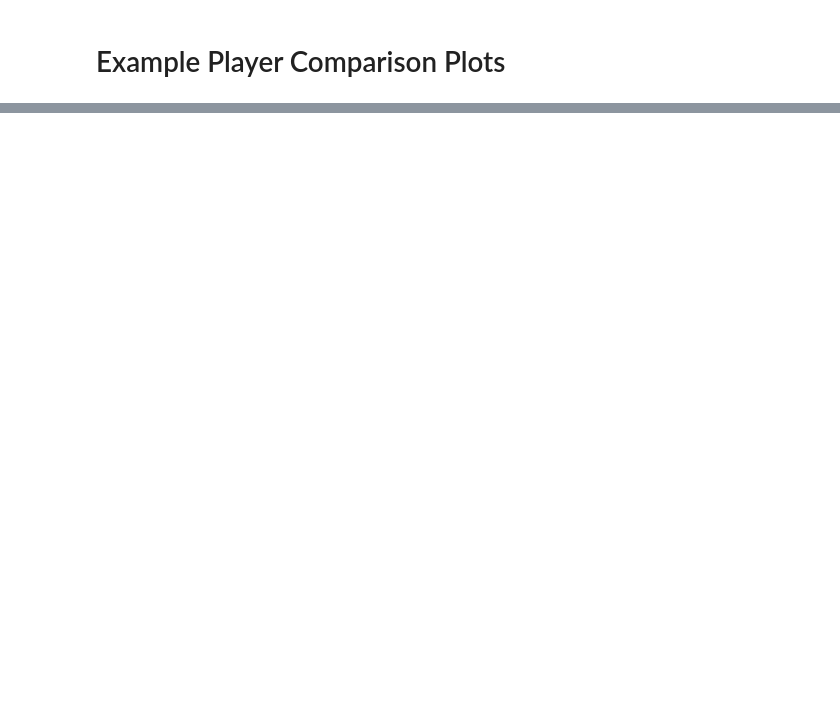
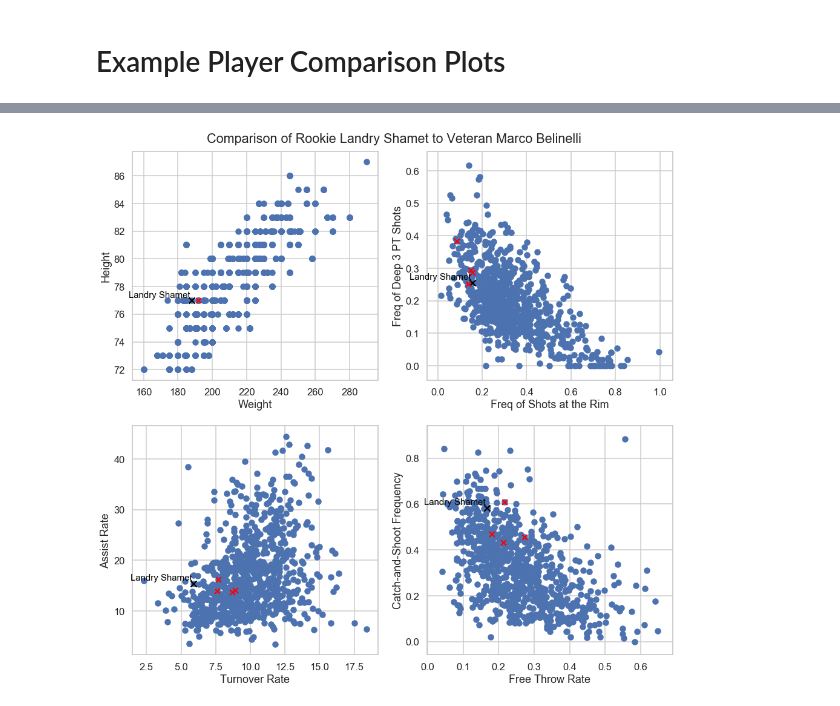
Before and after one commit to jecutter/nba-data-models, a Jupyter notebook: Data_Modeling/CompThePlayer.ipynb, the cells around one changed output, grey strips where cells are left out. Drawn from its saved outputs; the diff is of its cells as text; code cells hidden in the pictures; blank space fills up the shorter version.

```diff
--- a/Data_Modeling/CompThePlayer.ipynb
+++ b/Data_Modeling/CompThePlayer.ipynb
@@ -298,0 +306,32 @@ AnnotatePlayerNames(df_comb[df_comb.ORR>0], 'ORR', 'DRR', ['Landry Shamet', 'Mar
+# %%
+fig, ax = plt.subplots(2, 2, figsize=(16, 14))
+
+plt.suptitle('Comparison of Rookie Landry Shamet to Veteran Marco Belinelli')
+#fig.tight_layout()
+fig.subplots_adjust(top=0.95)
+
+plt.axes(ax[0,0])
+plt.xlabel("Weight")
+plt.ylabel("Height")
+plt.scatter(df_comb.weight, df_comb.height)
+AnnotatePlayerNames(ax[0,0], df_comb, 'weight', 'height', ['Landry Shamet', 'Marco Belinelli'], True)
+
+plt.axes(ax[0,1])
+plt.xlabel("Freq of Shots at the Rim")
+plt.ylabel("Freq of Deep 3 PT Shots")
+plt.scatter(df_comb['FG_FREQ_05FT'], df_comb['FG_FREQ_2024FT'])
+AnnotatePlayerNames(ax[0,1], df_comb, 'FG_FREQ_05FT', 'FG_FREQ_2024FT', ['Landry Shamet', 'Marco Belinelli'])
+
+plt.axes(ax[1,0])
+plt.xlabel("Turnover Rate")
+plt.ylabel("Assist Rate")
+plt.scatter(df_comb[df_comb.TOR<30].TOR, df_comb[df_comb.TOR<30].ASTR)
+AnnotatePlayerNames(ax[1,0], df_comb[df_comb.TOR<30], 'TOR', 'ASTR', ['Landry Shamet', 'Marco Belinelli'])
+
+plt.axes(ax[1,1])
+plt.xlabel("Free Throw Rate")
+plt.ylabel("Catch-and-Shoot Frequency")
+plt.scatter(df_comb.FTR.values, df_comb.FG_FREQ_CANDS.values)
+AnnotatePlayerNames(ax[1,1], df_comb, 'FTR', 'FG_FREQ_CANDS', ['Landry Shamet', 'Marco Belinelli'])
+# %% [output]
+[figure, added]
```
Also changed, not shown: parts of 21 cells of this notebook, 7 other files.
